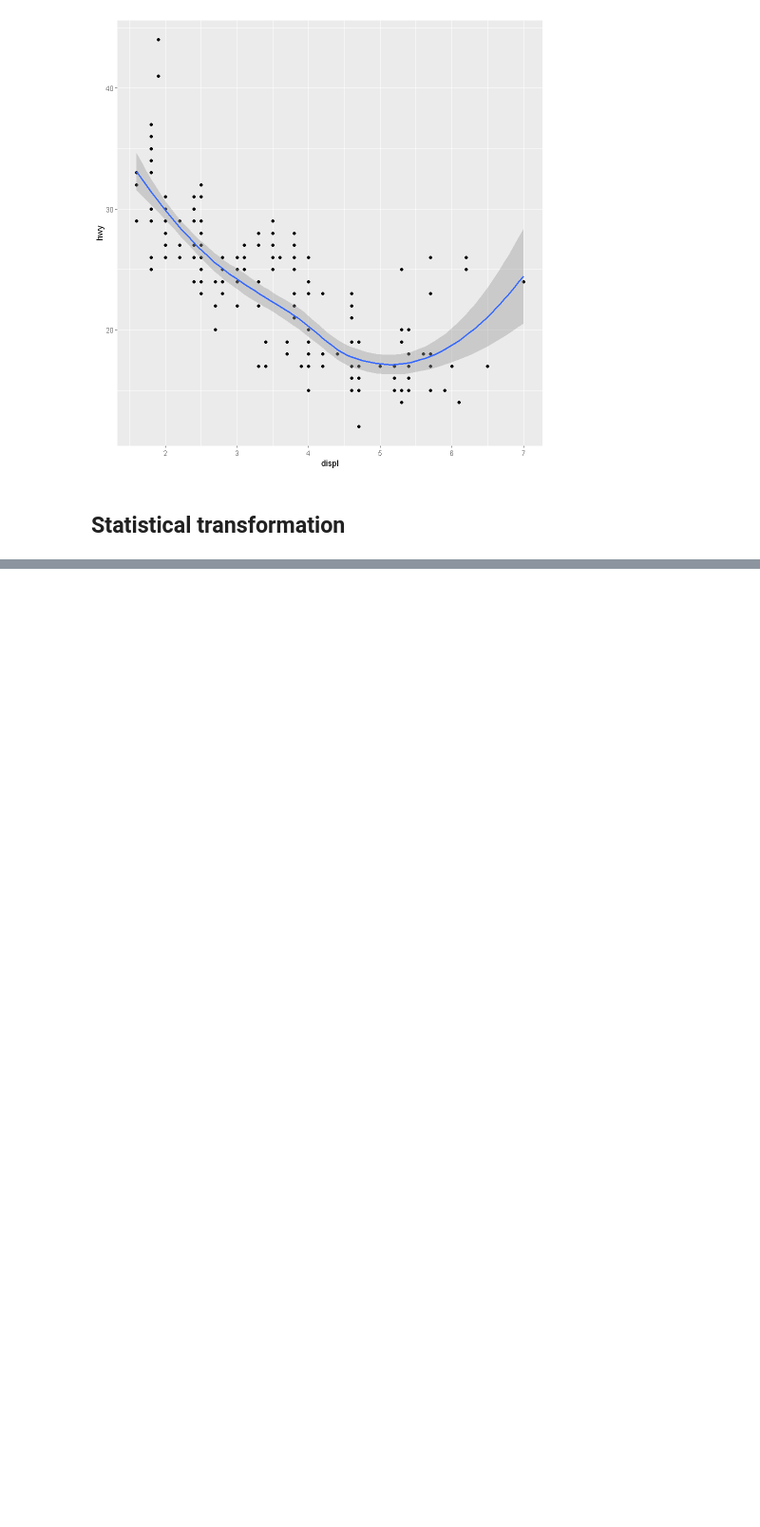
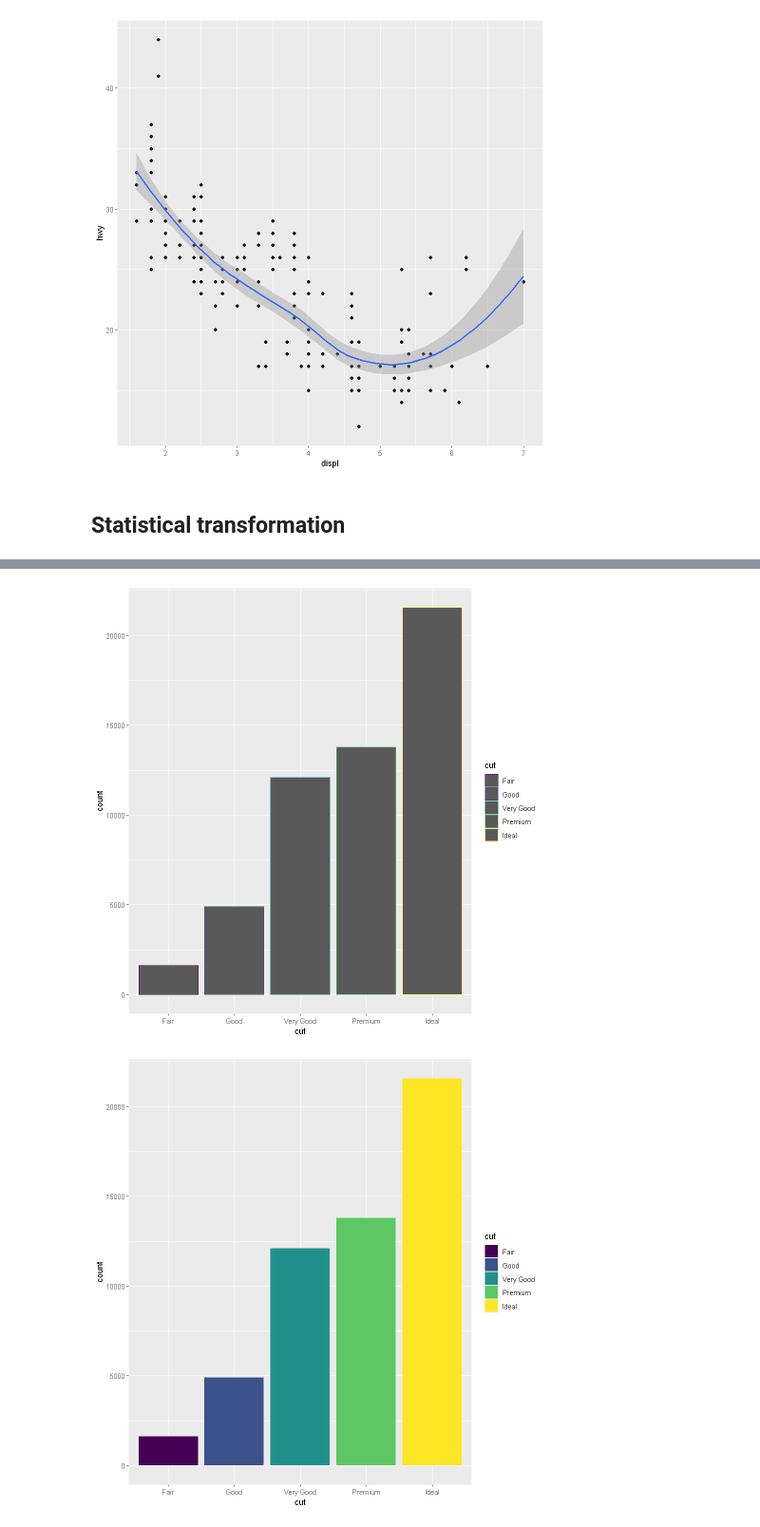
Before and after one commit to MaelvanDijk/DMAE, a Jupyter notebook: Practice/R for Data Science ch01.ipynb, the cells around one changed output, grey strips where cells are left out. Shown at 95% size. Drawn from its saved outputs; the diff is of its cells as text; code cells hidden in the pictures; blank space fills up the shorter version.

```diff
--- a/Practice/R for Data Science ch01.ipynb
+++ b/Practice/R for Data Science ch01.ipynb
@@ -334,0 +435,18 @@ mpg %>%
+# %%
+# color (alleen outline is gekleurd)
+diamonds %>%
+    ggplot() +
+    geom_bar(mapping= aes(x= cut, color= cut))
+
+# fill volledige bar
+diamonds %>%
+    ggplot() +
+    geom_bar(mapping= aes(x= cut, fill= cut))
+
+# fill volledige bar met verschillende waardes
+diamonds %>%
+    ggplot() +
+    geom_bar(mapping= aes(x= cut, fill= clarity))
+# %% [output]
+[figure, added]
+[figure, added]
```
Also changed, not shown: parts of 18 cells of this notebook, 2 other files.
